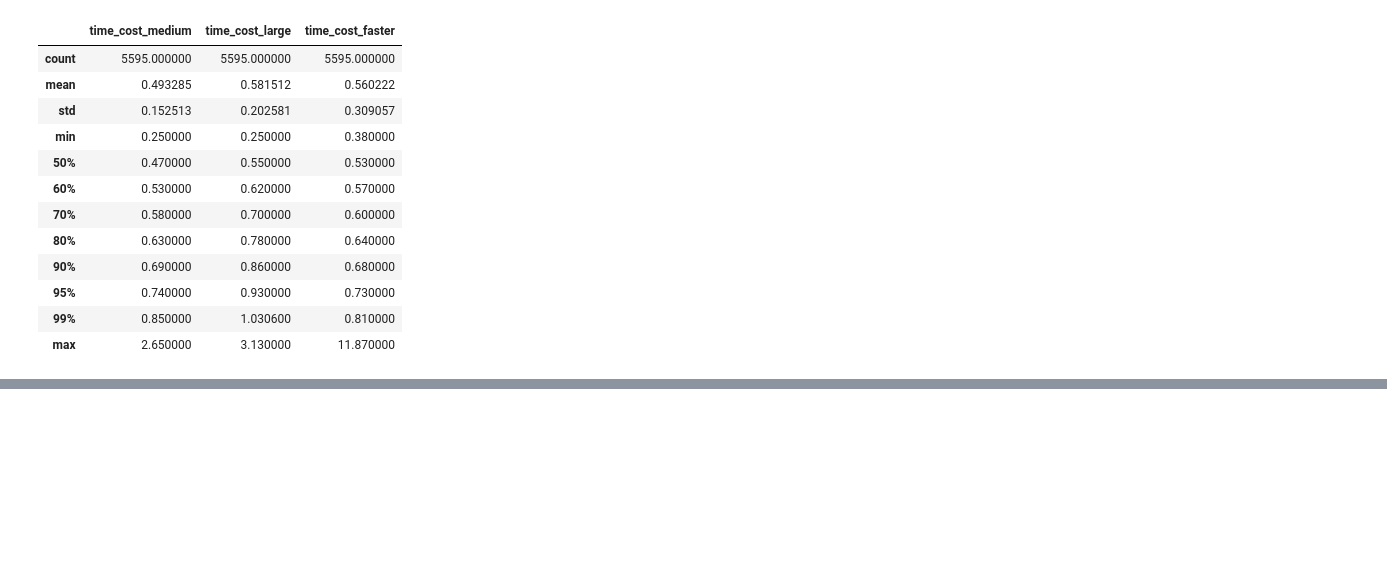
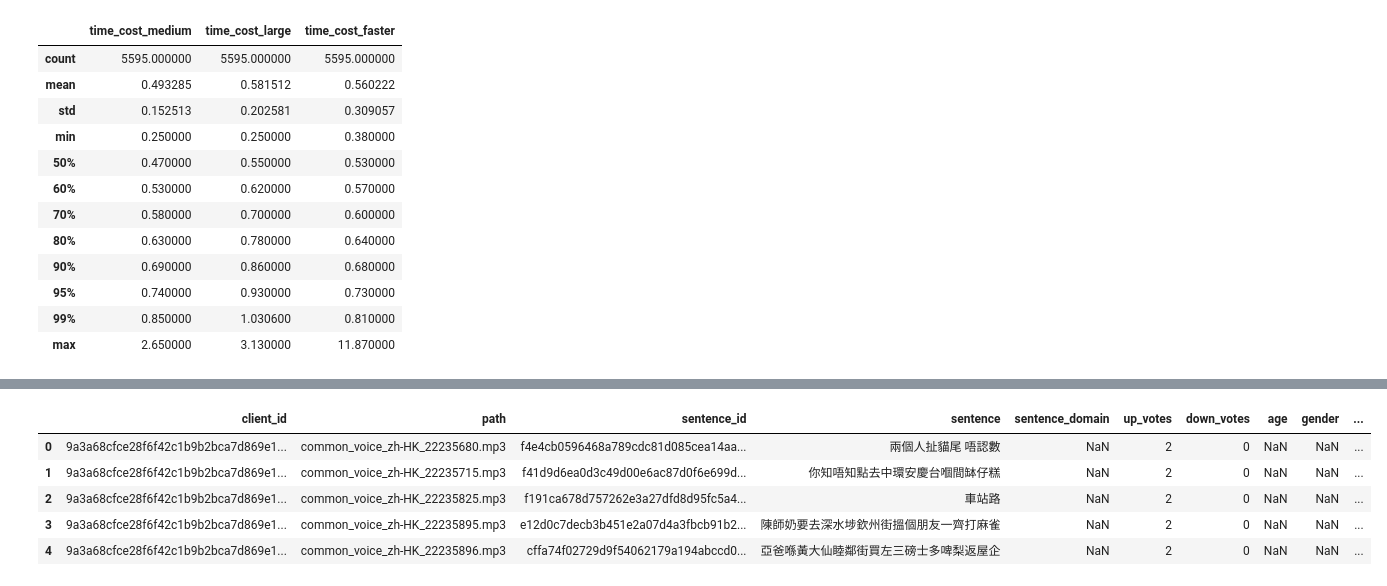
Before and after one commit to Chevolier/whisper, a Jupyter notebook: test.ipynb, the cells around one changed output, grey strips where cells are left out. Cells and saved outputs as stored; diff of their text form; code cells hidden in the pictures; blank space fills up the shorter version.

```diff
--- a/test.ipynb
+++ b/test.ipynb
@@ -398,0 +427,12 @@ df_stats
+# %%
+path = "data/cv-corpus-17.0-2024-03-15/zh-HK/train.tsv"
+
+df = pd.read_csv(path, sep='\t')
+df.head()
+# %% [output]
+|  | client_id | path | sentence_id | sentence | sentence_domain | up_votes | down_votes | age | gender | ... |
+| 0 | 9a3a68cfce28f6f42c1b9b2bca7d869e1... | common_voice_zh-HK_22235680.mp3 | f4e4cb0596468a789cdc81d085cea14aa... | 兩個人扯貓尾 唔認數 | NaN | 2 | 0 | NaN | NaN | ... |
+| 1 | 9a3a68cfce28f6f42c1b9b2bca7d869e1... | common_voice_zh-HK_22235715.mp3 | f41d9d6ea0d3c49d00e6ac87d0f6e699d... | 你知唔知點去中環安慶台嗰間缽仔糕 | NaN | 2 | 0 | NaN | NaN | ... |
+| 2 | 9a3a68cfce28f6f42c1b9b2bca7d869e1... | common_voice_zh-HK_22235825.mp3 | f191ca678d757262e3a27dfd8d95fc5a4... | 車站路 | NaN | 2 | 0 | NaN | NaN | ... |
+| 3 | 9a3a68cfce28f6f42c1b9b2bca7d869e1... | common_voice_zh-HK_22235895.mp3 | e12d0c7decb3b451e2a07d4a3fbcb91b2... | 陳師奶要去深水埗欽州街搵個朋友一齊打麻雀 | NaN | 2 | 0 | NaN | NaN | ... |
+| 4 | 9a3a68cfce28f6f42c1b9b2bca7d869e1... | common_voice_zh-HK_22235896.mp3 | cffa74f02729d9f54062179a194abccd0... | 亞爸喺黃大仙睦鄰街買左三磅士多啤梨返屋企 | NaN | 2 | 0 | NaN | NaN | ... |
```
Also changed, not shown: parts of 5 cells of this notebook, 32 other files.
